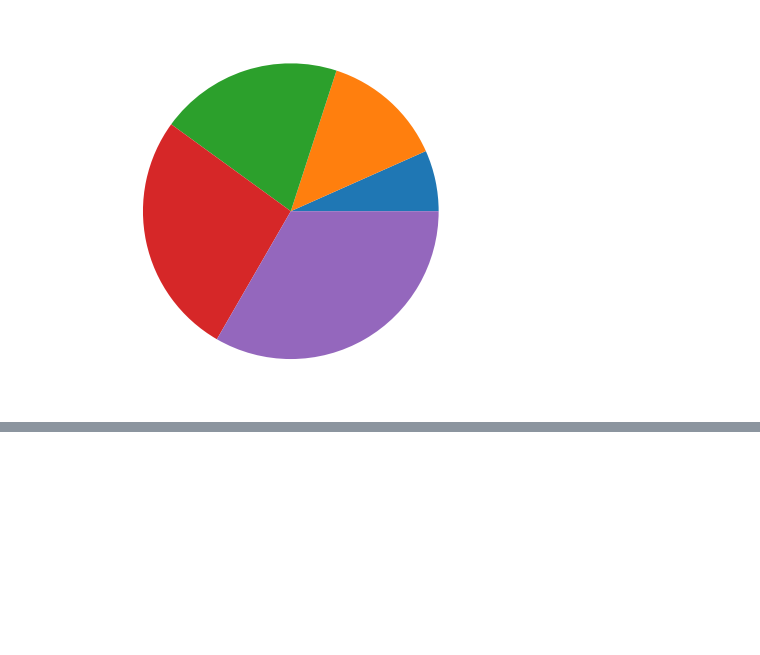
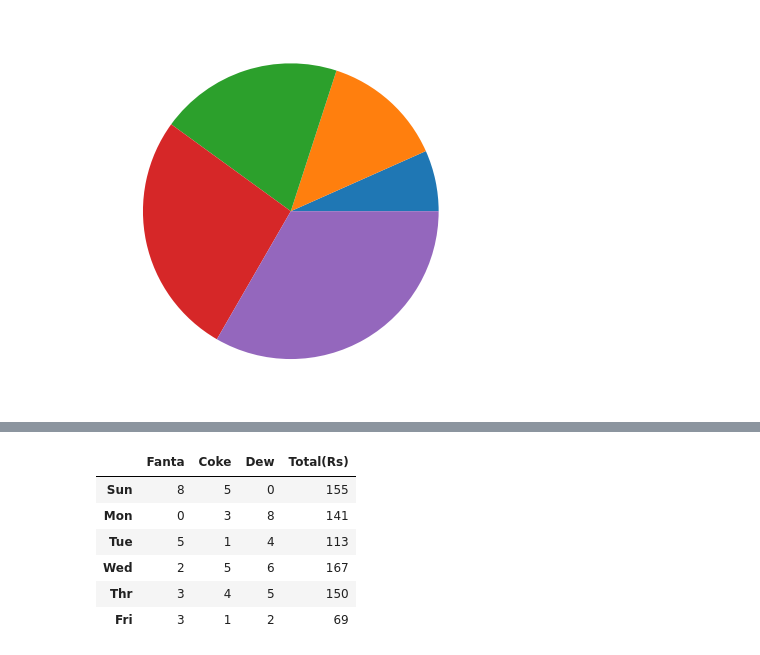
Before and after one commit to KabinGamal/Numpy_pandas, a Jupyter notebook: Introduction-to-numy.ipynb, the cells around one changed output, grey strips where cells are left out. Cells and saved outputs as stored; diff of their text form; code cells hidden in the pictures; blank space fills up the shorter version.

```diff
--- a/Introduction-to-numy.ipynb
+++ b/Introduction-to-numy.ipynb
@@ -354,0 +544,2 @@ AttributeError: module 'matplotlib.pyplot' has no attribute 'chart'
+# %%
+price=np.array([10,15,12])
@@ -354,0 +550,3 @@ AttributeError: module 'matplotlib.pyplot' has no attribute 'chart'
+# %%
+price_df=pd.DataFrame(price.reshape(1,3),
+                     columns=(["Fanta","Coke","Dew"]))
@@ -354,0 +568,2 @@ AttributeError: module 'matplotlib.pyplot' has no attribute 'chart'
+# %%
+df=df.drop("Total $",axis=1)
@@ -354,0 +580,12 @@ AttributeError: module 'matplotlib.pyplot' has no attribute 'chart'
+# %%
+df["Total(Rs)"]=df.dot(price_df.T)
+# %%
+df
+# %% [output]
+|  | Fanta | Coke | Dew | Total(Rs) |
+| Sun | 8 | 5 | 0 | 155 |
+| Mon | 0 | 3 | 8 | 141 |
+| Tue | 5 | 1 | 4 | 113 |
+| Wed | 2 | 5 | 6 | 167 |
+| Thr | 3 | 4 | 5 | 150 |
+| Fri | 3 | 1 | 2 | 69 |
```
Also changed, not shown: parts of 38 cells of this notebook.
